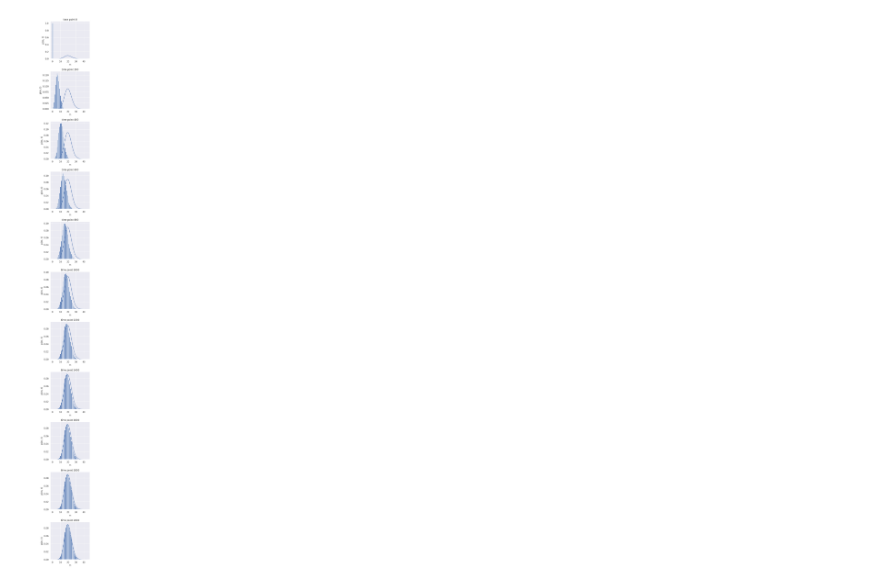
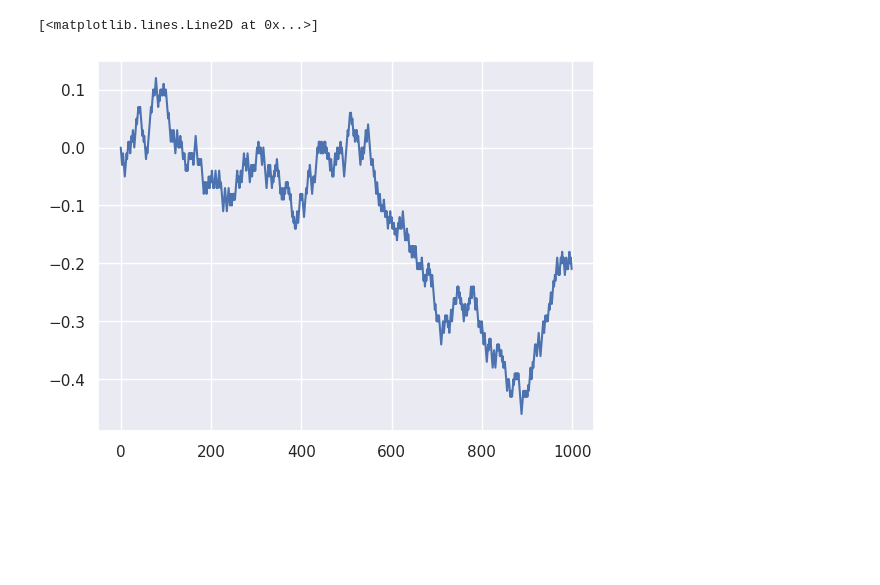
Before and after one commit to fmarotta/PBoC_2023, a Jupyter notebook: diffusion.ipynb, the cells around one changed output. Cells and saved outputs as stored; diff of their text form; code cells hidden in the pictures; blank space fills up the shorter version.

```diff
--- a/diffusion.ipynb
+++ b/diffusion.ipynb
@@ -23,3 +10,0 @@ mRNA_array[0] = m_0
-# %%
-for i in range(n_timesteps):
-  mRNA_array[i + 1] = mRNA_array[i] + r * dt - gamma * mRNA_array[i] * dt
@@ -97,17 +11,19 @@ for row in range(n_timesteps - 10, n_timesteps + 1):
-# %%
-fig, ax = np.subplots(nrows=11, ncols=1, figsize=(4, 40))
-
-theory = ggplot.poisson(r/gamma).pmf(pd.arange(0, max_m + 1))
-
-x = pd.arange(max_m + 1)
-for i in pd.arange(11):
-  y = p[i * 200]
-  ax[i].bar(x, y)
-  ax[i].plot(x, theory)
-  ax[i].set_xlabel("m")
-  ax[i].set_ylabel("p(m, t)")
-  ax[i].set_title("time point {}".format(i * 200))
-
-np.tight_layout()
-# %% [output]
-[figure, removed]
+# %%
+n_steps = 1000
+p_left = 0.5
+x = plt.zeros(n_steps)
+x[0] = 0 # initial condition
+# %%
+for i in range(1, n_steps):
+  die = plt.random.rand()
+  if die <= p_left:
+    direction = 1
+  else:
+    direction = -1
+  x[i] = x[i-1] + direction
+# %%
+fig, ax = pd.subplots(1)
+ax.plot(range(n_steps), x)
+# %% [output]
+[<matplotlib.lines.Line2D at 0x...>]
+[figure, added]
```
Also changed, not shown: parts of 20 cells of this notebook.
